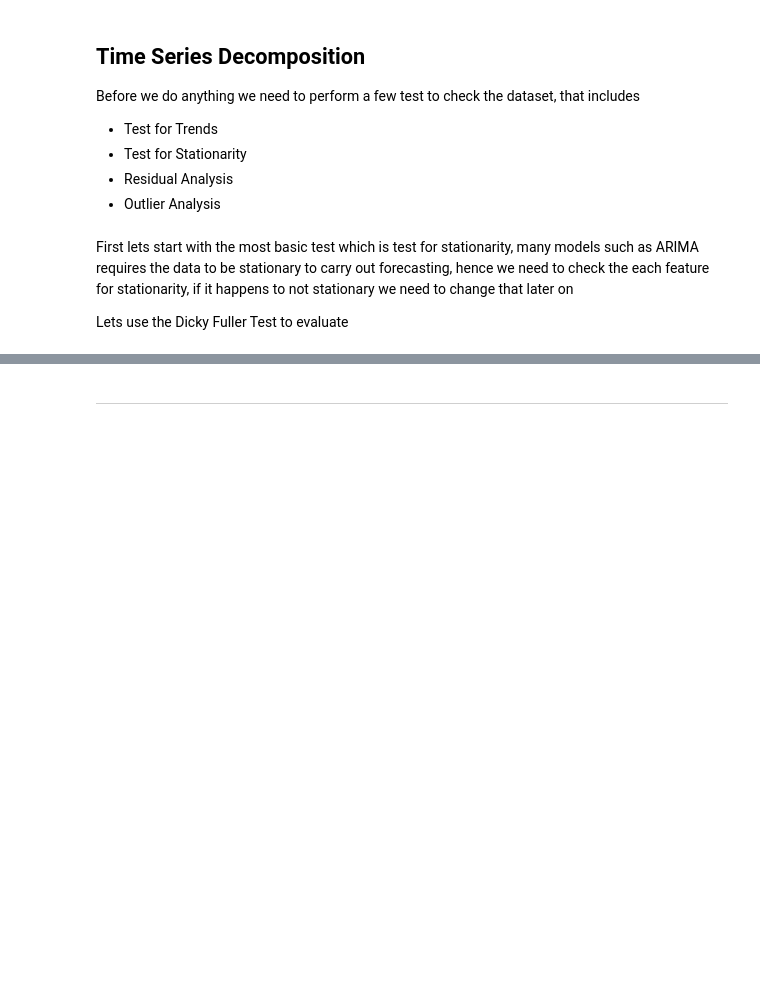
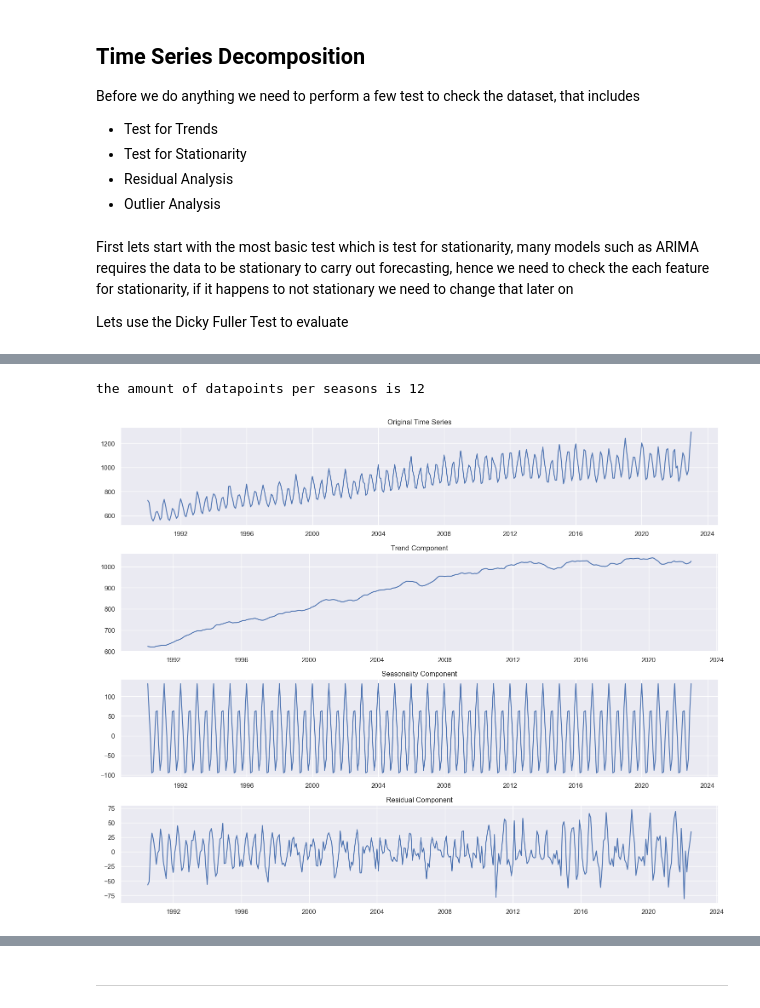
Before and after one commit to ahmakhoo/Forecasting-Clustering-Project, a Jupyter notebook: CA2 part 1.ipynb, the cells around one changed output, grey strips where cells are left out. Cells and saved outputs as stored; diff of their text form; code cells hidden in the pictures; blank space fills up the shorter version.

```diff
--- a/CA2 part 1.ipynb
+++ b/CA2 part 1.ipynb
@@ -264,0 +468,5 @@ The data is Stationary
+# %%
+plot_decomposition(df, 'Electricity Consumption (MWh)')
+# %% [output]
+the amount of datapoints per seasons is 12
+[figure, added]
```
Also changed, not shown: parts of 35 cells of this notebook, 1 other file.
